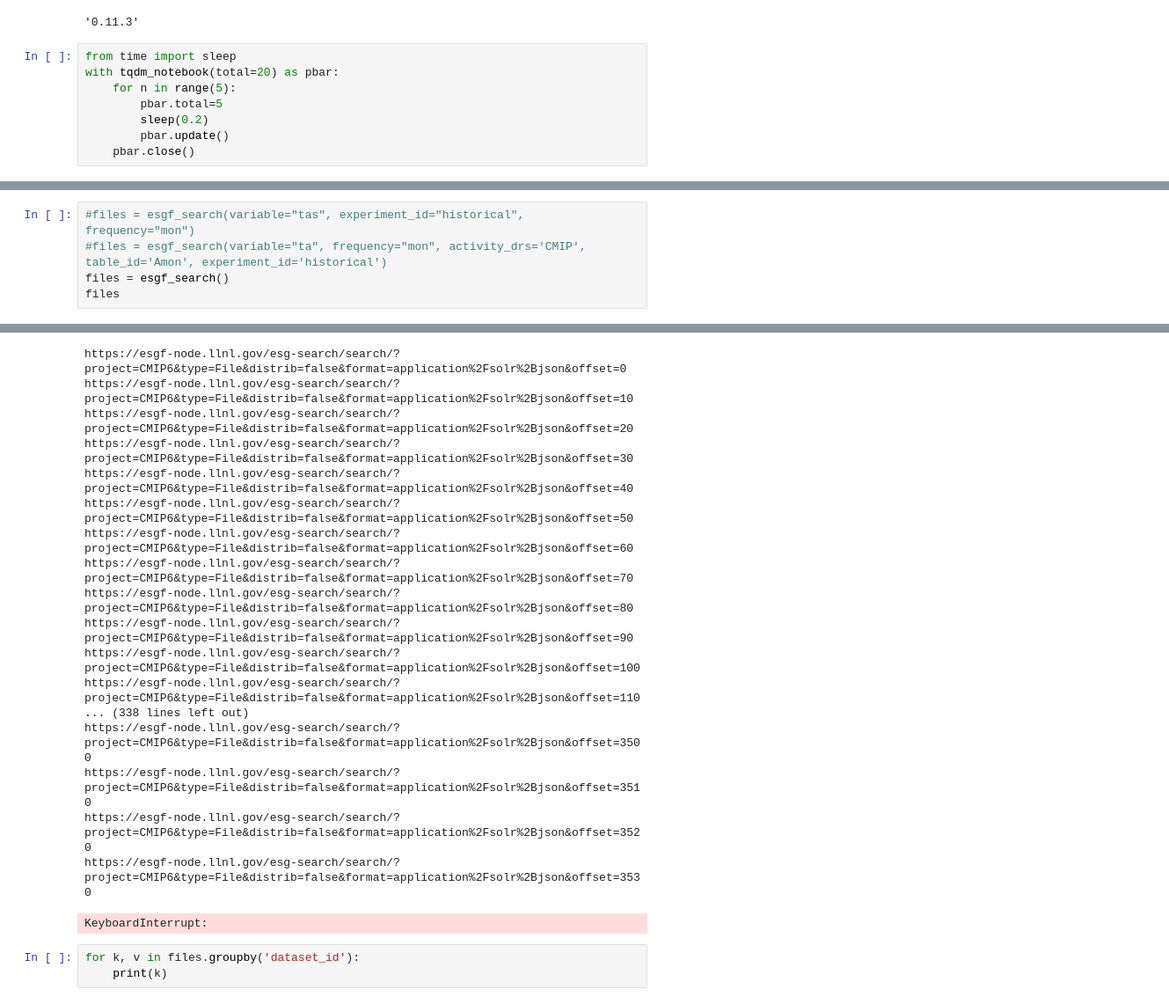
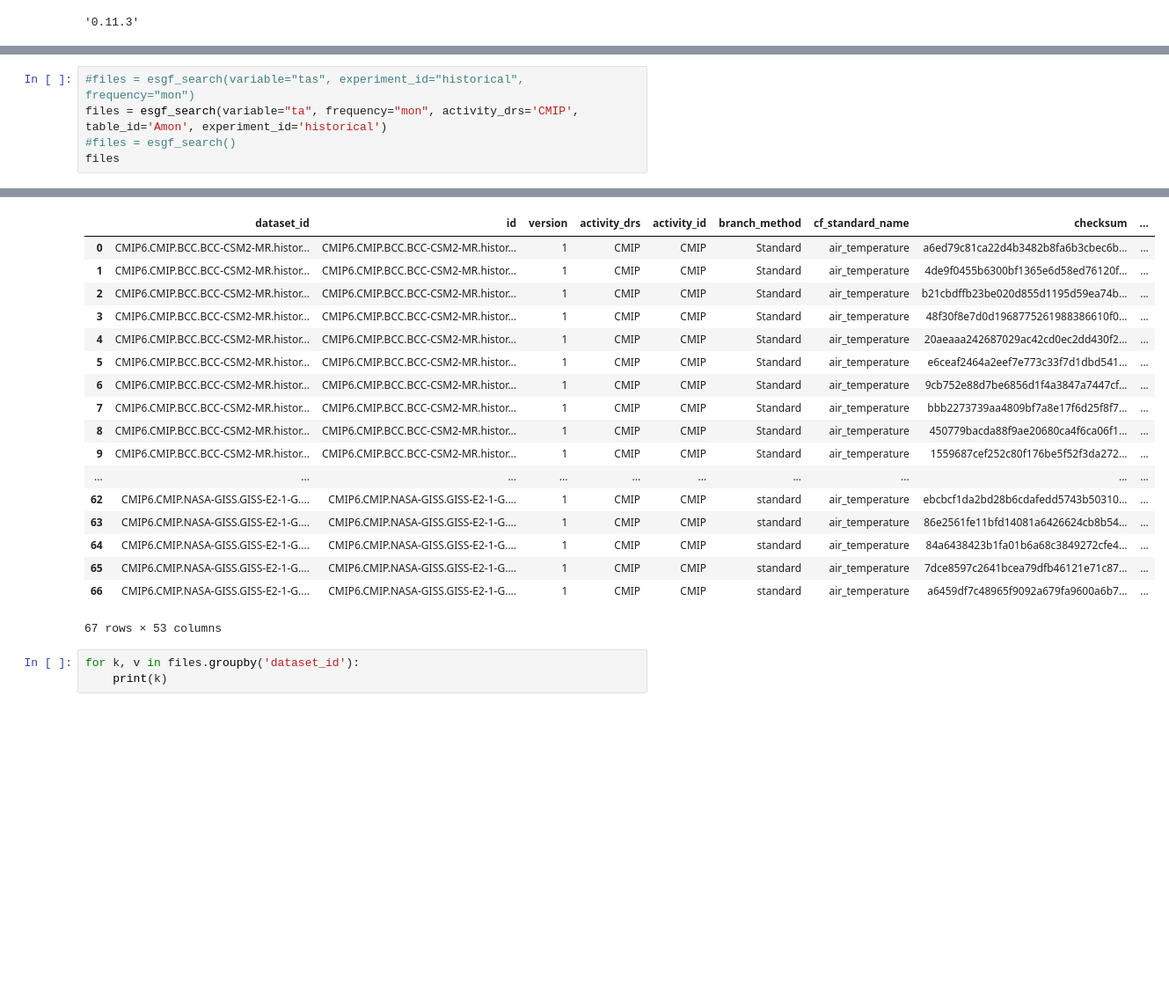
Before and after one commit to rabernat/pangeo_esgf_demo, a Jupyter notebook: esgf_llnl_thredds.ipynb, the cells around one changed output, grey strips where cells are left out. Shown at 88% size. Saved outputs shown, nothing was run; the diff lists cells and outputs as text; blank space fills up the shorter version.

Commit message:
new notebook

```diff
--- a/esgf_llnl_thredds.ipynb
+++ b/esgf_llnl_thredds.ipynb
@@ -7,11 +7,3 @@ warnings.simplefilter('ignore', xr.SerializationWarning)
 xr.__version__
 # %% [output]
 '0.11.3'
-# %%
-from time import sleep
-with tqdm_notebook(total=20) as pbar:
-    for n in range(5):
-        pbar.total=5
-        sleep(0.2)
-        pbar.update()
-    pbar.close()
@@ -107,7 +101,7 @@ def esgf_search(server="https://esgf-node.llnl.gov/esg-search/search",
     return pd.DataFrame(all_files)
 # %%
 #files = esgf_search(variable="tas", experiment_id="historical", frequency="mon")
-#files = esgf_search(variable="ta", frequency="mon", activity_drs='CMIP', table_id='Amon', experiment_id='historical')
-files = esgf_search()
+files = esgf_search(variable="ta", frequency="mon", activity_drs='CMIP', table_id='Amon', experiment_id='historical')
+#files = esgf_search()
 files
 # %% [output]
@@ -114,21 +109,21 @@ files
+|  | dataset_id | id | version | activity_drs | activity_id | branch_method | cf_standard_name | checksum | ... |
+| 0 | CMIP6.CMIP.BCC.BCC-CSM2-MR.histor... | CMIP6.CMIP.BCC.BCC-CSM2-MR.histor... | 1 | CMIP | CMIP | Standard | air_temperature | a6ed79c81ca22d4b3482b8fa6b3cbec6b... | ... |
+| 1 | CMIP6.CMIP.BCC.BCC-CSM2-MR.histor... | CMIP6.CMIP.BCC.BCC-CSM2-MR.histor... | 1 | CMIP | CMIP | Standard | air_temperature | 4de9f0455b6300bf1365e6d58ed76120f... | ... |
+| 2 | CMIP6.CMIP.BCC.BCC-CSM2-MR.histor... | CMIP6.CMIP.BCC.BCC-CSM2-MR.histor... | 1 | CMIP | CMIP | Standard | air_temperature | b21cbdffb23be020d855d1195d59ea74b... | ... |
+| 3 | CMIP6.CMIP.BCC.BCC-CSM2-MR.histor... | CMIP6.CMIP.BCC.BCC-CSM2-MR.histor... | 1 | CMIP | CMIP | Standard | air_temperature | 48f30f8e7d0d1968775261988386610f0... | ... |
+| 4 | CMIP6.CMIP.BCC.BCC-CSM2-MR.histor... | CMIP6.CMIP.BCC.BCC-CSM2-MR.histor... | 1 | CMIP | CMIP | Standard | air_temperature | 20aeaaa242687029ac42cd0ec2dd430f2... | ... |
+| 5 | CMIP6.CMIP.BCC.BCC-CSM2-MR.histor... | CMIP6.CMIP.BCC.BCC-CSM2-MR.histor... | 1 | CMIP | CMIP | Standard | air_temperature | e6ceaf2464a2eef7e773c33f7d1dbd541... | ... |
+| 6 | CMIP6.CMIP.BCC.BCC-CSM2-MR.histor... | CMIP6.CMIP.BCC.BCC-CSM2-MR.histor... | 1 | CMIP | CMIP | Standard | air_temperature | 9cb752e88d7be6856d1f4a3847a7447cf... | ... |
+| 7 | CMIP6.CMIP.BCC.BCC-CSM2-MR.histor... | CMIP6.CMIP.BCC.BCC-CSM2-MR.histor... | 1 | CMIP | CMIP | Standard | air_temperature | bbb2273739aa4809bf7a8e17f6d25f8f7... | ... |
+| 8 | CMIP6.CMIP.BCC.BCC-CSM2-MR.histor... | CMIP6.CMIP.BCC.BCC-CSM2-MR.histor... | 1 | CMIP | CMIP | Standard | air_temperature | 450779bacda88f9ae20680ca4f6ca06f1... | ... |
+| 9 | CMIP6.CMIP.BCC.BCC-CSM2-MR.histor... | CMIP6.CMIP.BCC.BCC-CSM2-MR.histor... | 1 | CMIP | CMIP | Standard | air_temperature | 1559687cef252c80f176be5f52f3da272... | ... |
+| ... | ... | ... | ... | ... | ... | ... | ... | ... | ... |
+| 62 | CMIP6.CMIP.NASA-GISS.GISS-E2-1-G.... | CMIP6.CMIP.NASA-GISS.GISS-E2-1-G.... | 1 | CMIP | CMIP | standard | air_temperature | ebcbcf1da2bd28b6cdafedd5743b50310... | ... |
+| 63 | CMIP6.CMIP.NASA-GISS.GISS-E2-1-G.... | CMIP6.CMIP.NASA-GISS.GISS-E2-1-G.... | 1 | CMIP | CMIP | standard | air_temperature | 86e2561fe11bfd14081a6426624cb8b54... | ... |
+| 64 | CMIP6.CMIP.NASA-GISS.GISS-E2-1-G.... | CMIP6.CMIP.NASA-GISS.GISS-E2-1-G.... | 1 | CMIP | CMIP | standard | air_temperature | 84a6438423b1fa01b6a68c3849272cfe4... | ... |
+| 65 | CMIP6.CMIP.NASA-GISS.GISS-E2-1-G.... | CMIP6.CMIP.NASA-GISS.GISS-E2-1-G.... | 1 | CMIP | CMIP | standard | air_temperature | 7dce8597c2641bcea79dfb46121e71c87... | ... |
+| 66 | CMIP6.CMIP.NASA-GISS.GISS-E2-1-G.... | CMIP6.CMIP.NASA-GISS.GISS-E2-1-G.... | 1 | CMIP | CMIP | standard | air_temperature | a6459df7c48965f9092a679fa9600a6b7... | ... |
-https://esgf-node.llnl.gov/esg-search/search/?project=CMIP6&type=File&distrib=false&format=application%2Fsolr%2Bjson&offset=0
-https://esgf-node.llnl.gov/esg-search/search/?project=CMIP6&type=File&distrib=false&format=application%2Fsolr%2Bjson&offset=10
-https://esgf-node.llnl.gov/esg-search/search/?project=CMIP6&type=File&distrib=false&format=application%2Fsolr%2Bjson&offset=20
-https://esgf-node.llnl.gov/esg-search/search/?project=CMIP6&type=File&distrib=false&format=application%2Fsolr%2Bjson&offset=30
-https://esgf-node.llnl.gov/esg-search/search/?project=CMIP6&type=File&distrib=false&format=application%2Fsolr%2Bjson&offset=40
-https://esgf-node.llnl.gov/esg-search/search/?project=CMIP6&type=File&distrib=false&format=application%2Fsolr%2Bjson&offset=50
-https://esgf-node.llnl.gov/esg-search/search/?project=CMIP6&type=File&distrib=false&format=application%2Fsolr%2Bjson&offset=60
-https://esgf-node.llnl.gov/esg-search/search/?project=CMIP6&type=File&distrib=false&format=application%2Fsolr%2Bjson&offset=70
-https://esgf-node.llnl.gov/esg-search/search/?project=CMIP6&type=File&distrib=false&format=application%2Fsolr%2Bjson&offset=80
-https://esgf-node.llnl.gov/esg-search/search/?project=CMIP6&type=File&distrib=false&format=application%2Fsolr%2Bjson&offset=90
-https://esgf-node.llnl.gov/esg-search/search/?project=CMIP6&type=File&distrib=false&format=application%2Fsolr%2Bjson&offset=100
-https://esgf-node.llnl.gov/esg-search/search/?project=CMIP6&type=File&distrib=false&format=application%2Fsolr%2Bjson&offset=110
-... (338 lines left out)
-https://esgf-node.llnl.gov/esg-search/search/?project=CMIP6&type=File&distrib=false&format=application%2Fsolr%2Bjson&offset=3500
-https://esgf-node.llnl.gov/esg-search/search/?project=CMIP6&type=File&distrib=false&format=application%2Fsolr%2Bjson&offset=3510
-https://esgf-node.llnl.gov/esg-search/search/?project=CMIP6&type=File&distrib=false&format=application%2Fsolr%2Bjson&offset=3520
-https://esgf-node.llnl.gov/esg-search/search/?project=CMIP6&type=File&distrib=false&format=application%2Fsolr%2Bjson&offset=3530
+67 rows × 53 columns
-KeyboardInterrupt:
 # %%
 for k, v in files.groupby('dataset_id'):
     print(k)
```
Also changed, not shown: parts of 3 cells of this notebook, 1 other file.
